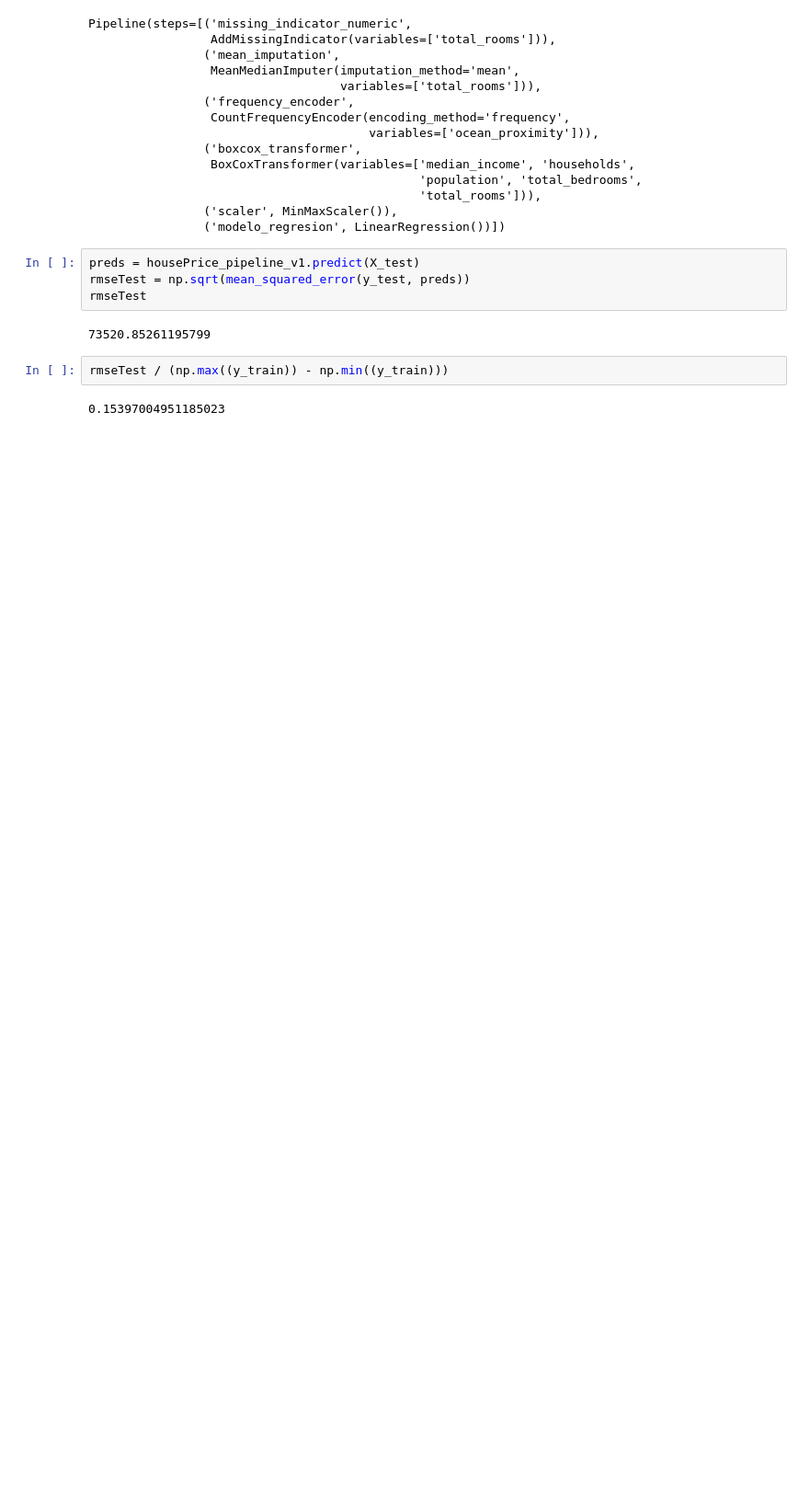
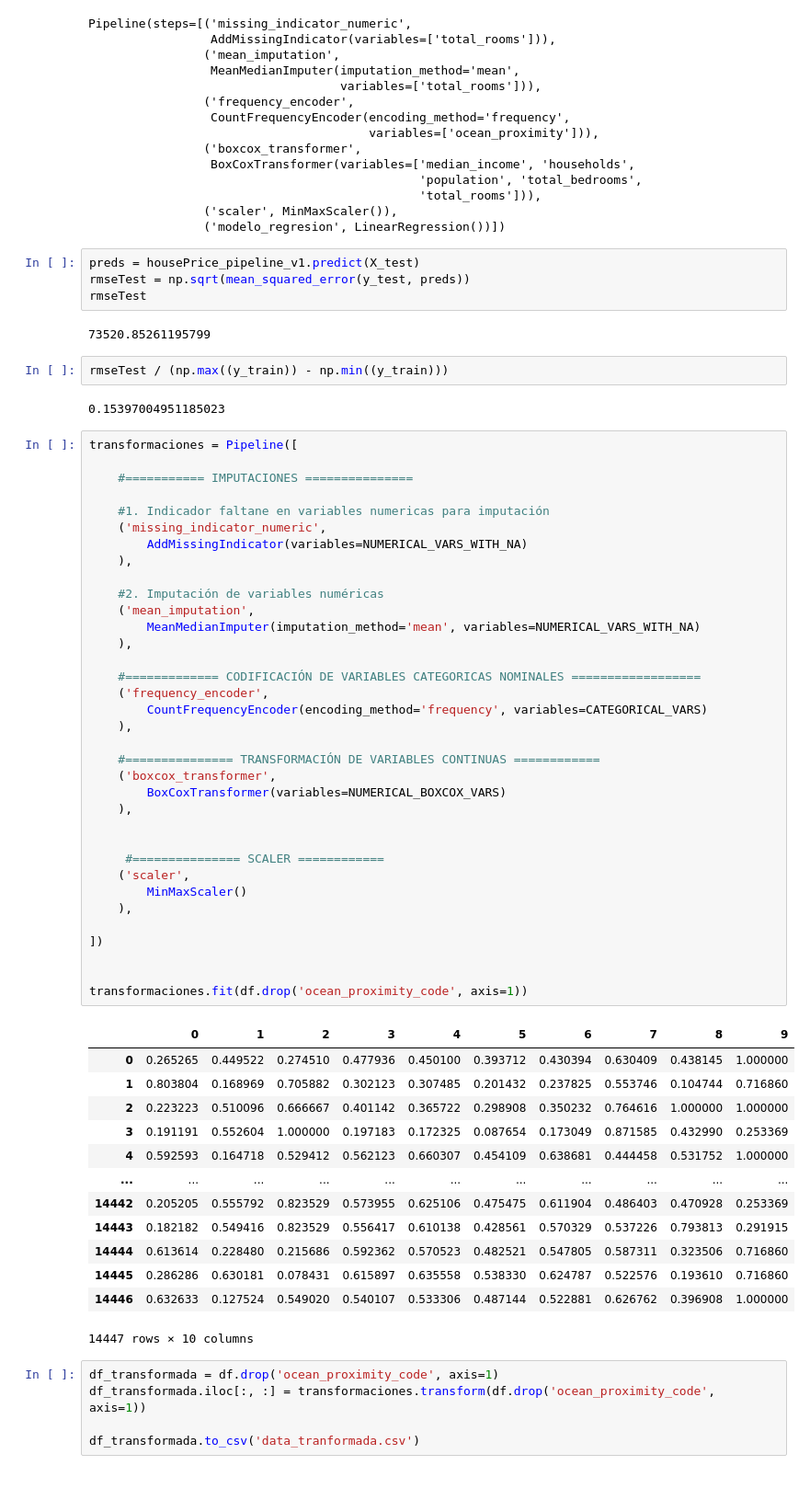
Before and after one commit to JuanjoDC/data-science-python-galileo, a Jupyter notebook: Statistical Learning I/Lab3/3. lab - Regresion ingenieria de caracteristicas.ipynb, the cells around one changed output. Shown at 92% size. Saved outputs shown, nothing was run; the diff lists cells and outputs as text; blank space fills up the shorter version.

```diff
--- a/Statistical Learning I/Lab3/3. lab - Regresion ingenieria de caracteristicas.ipynb
+++ b/Statistical Learning I/Lab3/3. lab - Regresion ingenieria de caracteristicas.ipynb
@@ -452,5 +454,59 @@ rmseTest
 rmseTest / (np.max((y_train)) - np.min((y_train)))
 # %% [output]
 0.15397004951185023
+# %%
+transformaciones = Pipeline([
+
+    #=========== IMPUTACIONES ===============
+
+    #1. Indicador faltane en variables numericas para imputación
+    ('missing_indicator_numeric',
+        AddMissingIndicator(variables=NUMERICAL_VARS_WITH_NA)
+    ),
+
+    #2. Imputación de variables numéricas
+    ('mean_imputation',
+        MeanMedianImputer(imputation_method='mean', variables=NUMERICAL_VARS_WITH_NA)
+    ),
+
+    #============= CODIFICACIÓN DE VARIABLES CATEGORICAS NOMINALES ==================
+    ('frequency_encoder',
+        CountFrequencyEncoder(encoding_method='frequency', variables=CATEGORICAL_VARS)
+    ),
+
+    #=============== TRANSFORMACIÓN DE VARIABLES CONTINUAS ============
+    ('boxcox_transformer',
+        BoxCoxTransformer(variables=NUMERICAL_BOXCOX_VARS)
+    ),
+
+
+     #=============== SCALER ============
+    ('scaler',
+        MinMaxScaler()
+    ),
+
+])
+
+
+transformaciones.fit(df.drop('ocean_proximity_code', axis=1))
+# %% [output]
+|  | 0 | 1 | 2 | 3 | 4 | 5 | 6 | 7 | 8 | 9 |
+| 0 | 0.265265 | 0.449522 | 0.274510 | 0.477936 | 0.450100 | 0.393712 | 0.430394 | 0.630409 | 0.438145 | 1.000000 |
+| 1 | 0.803804 | 0.168969 | 0.705882 | 0.302123 | 0.307485 | 0.201432 | 0.237825 | 0.553746 | 0.104744 | 0.716860 |
+| 2 | 0.223223 | 0.510096 | 0.666667 | 0.401142 | 0.365722 | 0.298908 | 0.350232 | 0.764616 | 1.000000 | 1.000000 |
+| 3 | 0.191191 | 0.552604 | 1.000000 | 0.197183 | 0.172325 | 0.087654 | 0.173049 | 0.871585 | 0.432990 | 0.253369 |
+| 4 | 0.592593 | 0.164718 | 0.529412 | 0.562123 | 0.660307 | 0.454109 | 0.638681 | 0.444458 | 0.531752 | 1.000000 |
+| ... | ... | ... | ... | ... | ... | ... | ... | ... | ... | ... |
+| 14442 | 0.205205 | 0.555792 | 0.823529 | 0.573955 | 0.625106 | 0.475475 | 0.611904 | 0.486403 | 0.470928 | 0.253369 |
+| 14443 | 0.182182 | 0.549416 | 0.823529 | 0.556417 | 0.610138 | 0.428561 | 0.570329 | 0.537226 | 0.793813 | 0.291915 |
+| 14444 | 0.613614 | 0.228480 | 0.215686 | 0.592362 | 0.570523 | 0.482521 | 0.547805 | 0.587311 | 0.323506 | 0.716860 |
+| 14445 | 0.286286 | 0.630181 | 0.078431 | 0.615897 | 0.635558 | 0.538330 | 0.624787 | 0.522576 | 0.193610 | 0.716860 |
+| 14446 | 0.632633 | 0.127524 | 0.549020 | 0.540107 | 0.533306 | 0.487144 | 0.522881 | 0.626762 | 0.396908 | 1.000000 |
+14447 rows × 10 columns
+# %%
+df_transformada = df.drop('ocean_proximity_code', axis=1)
+df_transformada.iloc[:, :] = transformaciones.transform(df.drop('ocean_proximity_code', axis=1))
+
+df_transformada.to_csv('data_tranformada.csv')
 # %% [markdown]
 ###
```
Also changed, not shown: parts of 1 cell of this notebook.
